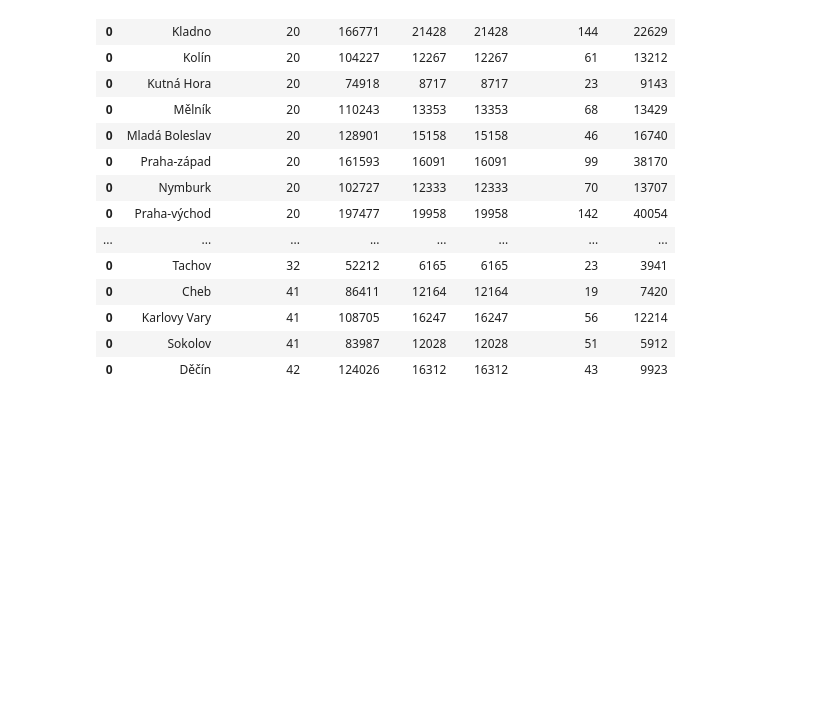
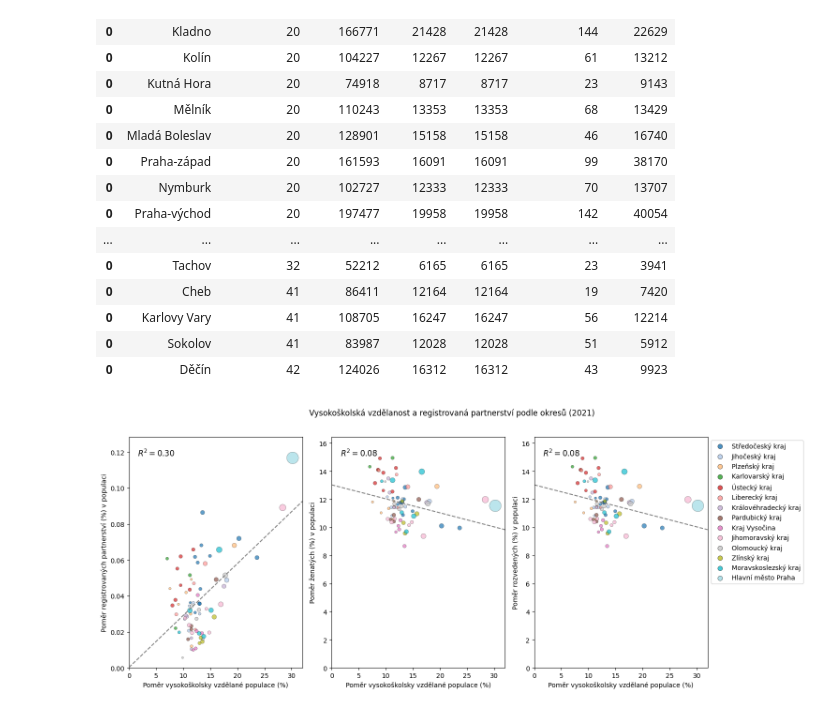
Before and after one commit to dominik-sv/Population-Data, a Jupyter notebook: education.ipynb, the cells around one changed output. Saved outputs shown, nothing was run; the diff lists cells and outputs as text; code cells hidden in the pictures; blank space fills up the shorter version.

```diff
--- a/education.ipynb
+++ b/education.ipynb
@@ -396,3 +404,95 @@ data.head(30)
 | 0 | Karlovy Vary | 41 | 108705 | 16247 | 16247 | 56 | 12214 |
 | 0 | Sokolov | 41 | 83987 | 12028 | 12028 | 51 | 5912 |
 | 0 | Děčín | 42 | 124026 | 16312 | 16312 | 43 | 9923 |
+# %%
+gay_prop = data["Gay_married"] / data["Population"] * 100
+married_prop = data["Married"] / data["Population"] * 100
+divorced_prop = data["Divorced"] / data["Population"] * 100
+educ_prop = data["Educated"] / data["Population"] * 100
+codes, uniques = pd.factorize(data["Region_code"])
+cmap = plt.get_cmap("tab20", len(uniques))
+fig, (ax, ax2, ax3) = plt.subplots(1, 3, figsize=(18, 6))
+
+# create a plot for each of the three metrics with educ_prop on x-axis
+# fig, ax, ax2 = plt.subplots(figsize=(10, 6))
+ax.scatter(educ_prop, gay_prop, c=codes, cmap=cmap, s=data["Population"] / 4000, alpha=0.7, edgecolor="k", linewidth=0.3)
+ax2.scatter(educ_prop, married_prop, c=codes, cmap=cmap, s=data["Population"] / 4000, alpha=0.7, edgecolor="k", linewidth=0.3)
+ax3.scatter(educ_prop, divorced_prop, c=codes, cmap=cmap, s=data["Population"] / 4000, alpha=0.7, edgecolor="k", linewidth=0.3)
+
+# trendline
+m, b = np.polyfit(educ_prop, gay_prop, 1)
+xx = np.linspace(0, 32, 200)
+ax.plot(xx, m * xx + b, color="gray", ls="--", lw=1.5)
+
+# trendline for married
+m2, b2 = np.polyfit(educ_prop, married_prop, 1)
+ax2.plot(xx, m2 * xx + b2, color="gray", ls="--", lw=1.5)
+m3, b3 = np.polyfit(educ_prop, divorced_prop, 1)
+ax3.plot(xx, m3 * xx + b3, color="gray", ls="--", lw=1.5)
+
+#axes (make the y axis different for each plot)
+ax.set_xlim(0, 32)
+ax.set_ylim(0, max(gay_prop)*1.1)
+ax.set_xlabel("Poměr vysokoškolsky vzdělané populace (%)")
+ax.set_ylabel("Poměr registrovaných partnerství (%) v populaci")
+
+ax2.set_xlim(0, 32)
+ax2.set_ylim(0, max(married_prop)*1.1)
+ax2.set_xlabel("Poměr vysokoškolsky vzdělané populace (%)")
+ax2.set_ylabel("Poměr ženatých (%) v populaci")
+
+ax3.set_xlim(0, 32)
+ax3.set_ylim(0, max(divorced_prop)*1.1)
+ax3.set_xlabel("Poměr vysokoškolsky vzdělané populace (%)")
+ax3.set_ylabel("Poměr rozvedených (%) v populaci")
+
+# show r^2
+correlation_matrix = np.corrcoef(educ_prop, gay_prop)
+correlation_xy = correlation_matrix[0,1]
+r_squared = correlation_xy**2
+ax.text(0.05, 0.95, f"$R^2 = {r_squared:.2f}$", transform=ax.transAxes, fontsize=12, verticalalignment='top')
+
+# show r^2 for married
+correlation_matrix2 = np.corrcoef(educ_prop, married_prop)
+correlation_xy2 = correlation_matrix2[0,1]
+r_squared2 = correlation_xy2**2
+ax2.text(0.05, 0.95, f"$R^2 = {r_squared2:.2f}$", transform=ax2.transAxes, fontsize=12, verticalalignment='top')
+
+# show r^2 for divorced
+correlation_matrix3 = np.corrcoef(educ_prop, divorced_prop)
+correlation_xy3 = correlation_matrix3[0,1]
+r_squared3 = correlation_xy3**2
+ax3.text(0.05, 0.95, f"$R^2 = {r_squared3:.2f}$", transform=ax3.transAxes, fontsize=12, verticalalignment='top')
+
+# show legend with regions only once for entire figure
+for i, region in enumerate(uniques):
+    ax3.scatter(
+        [],
+        [],
+        c=[cmap(i)],
+        s=50,
+        alpha=0.8,
+        edgecolor="k",
+        linewidth=0.5,
+        label=region_dict[int(region)],
+    )
+leg = ax3.legend(
+    bbox_to_anchor=(1, 1),
+    loc='upper left',
+    borderaxespad=0.5
+)
+
+fig.suptitle("Vysokoškolská vzdělanost a registrovaná partnerství podle okresů (2021)",
+             x=0.425,  # adjust this until it looks visually centered
+             y=1.02)
+
+plt.tight_layout(rect=[0, 0, 0.85, 1])
+
+fig.savefig("vzdelanost_podle_okresu_a_manzelstvi_rozvedeni_registrovane_partnerstvi.pdf",
+            format="pdf",
+            bbox_inches="tight",
+            dpi=300)
+
+plt.show()
+# %% [output]
+[figure, added]
```
Also changed, not shown: parts of 1 cell of this notebook, 5 other files.
